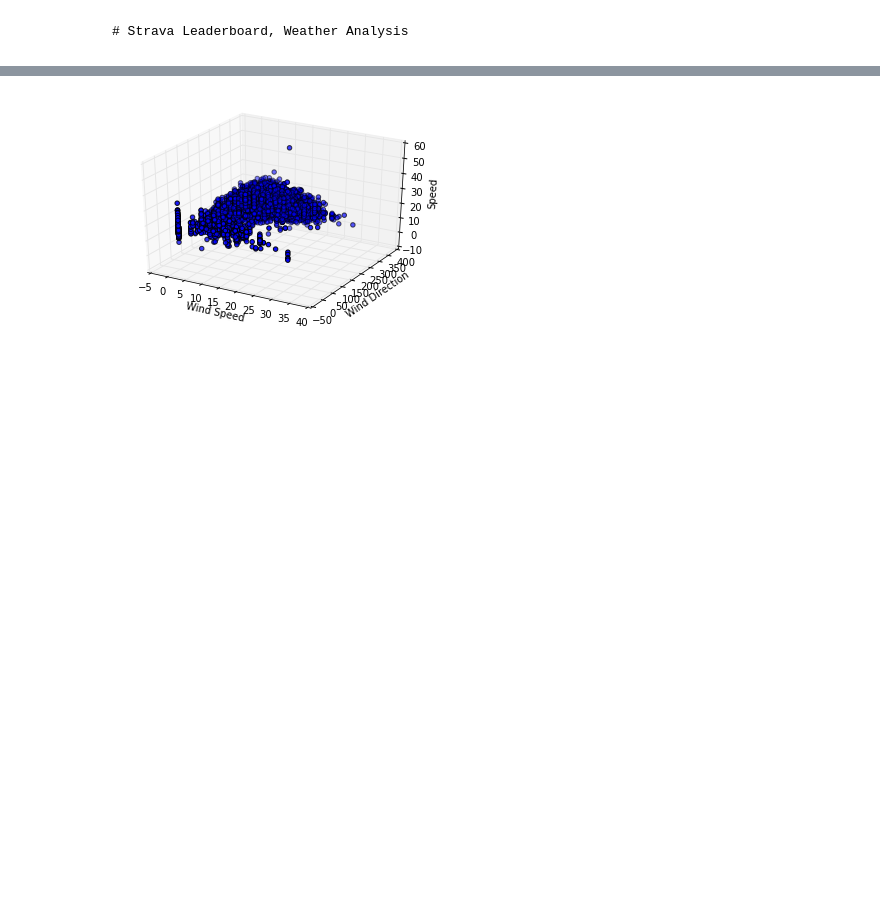
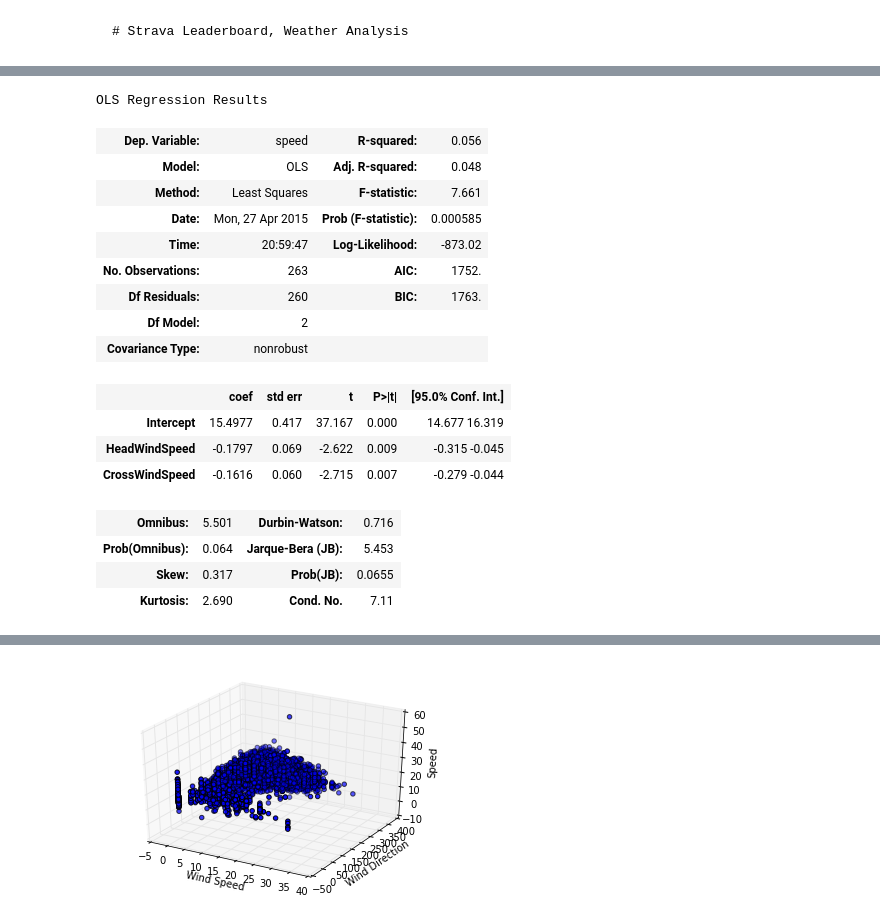
Before and after one commit to kmshelley/Strava_and_Weather_Analysis, a Jupyter notebook: strava/analyze/notebooks/strava-analysis-2.ipynb, the cells around one changed output, grey strips where cells are left out. Cells and saved outputs as stored; diff of their text form; code cells hidden in the pictures; blank space fills up the shorter version.

```diff
--- a/strava/analyze/notebooks/strava-analysis-2.ipynb
+++ b/strava/analyze/notebooks/strava-analysis-2.ipynb
@@ -80,0 +114,23 @@ df[0:10]
+# %%
+#Now let's add cross wind speed
+model2 = smf.ols(formula='speed ~ HeadWindSpeed + CrossWindSpeed', data=df).fit()
+model2.summary()
+# %% [output]
+OLS Regression Results
+| Dep. Variable: | speed | R-squared: | 0.056 |
+| Model: | OLS | Adj. R-squared: | 0.048 |
+| Method: | Least Squares | F-statistic: | 7.661 |
+| Date: | Mon, 27 Apr 2015 | Prob (F-statistic): | 0.000585 |
+| Time: | 20:59:47 | Log-Likelihood: | -873.02 |
+| No. Observations: | 263 | AIC: | 1752. |
+| Df Residuals: | 260 | BIC: | 1763. |
+| Df Model: | 2 |  |  |
+| Covariance Type: | nonrobust |  |  |
+|  | coef | std err | t | P>|t| | [95.0% Conf. Int.] |
+| Intercept | 15.4977 | 0.417 | 37.167 | 0.000 | 14.677 16.319 |
+| HeadWindSpeed | -0.1797 | 0.069 | -2.622 | 0.009 | -0.315 -0.045 |
+| CrossWindSpeed | -0.1616 | 0.060 | -2.715 | 0.007 | -0.279 -0.044 |
+| Omnibus: | 5.501 | Durbin-Watson: | 0.716 |
+| Prob(Omnibus): | 0.064 | Jarque-Bera (JB): | 5.453 |
+| Skew: | 0.317 | Prob(JB): | 0.0655 |
+| Kurtosis: | 2.690 | Cond. No. | 7.11 |
```
Also changed, not shown: parts of 10 cells of this notebook.
